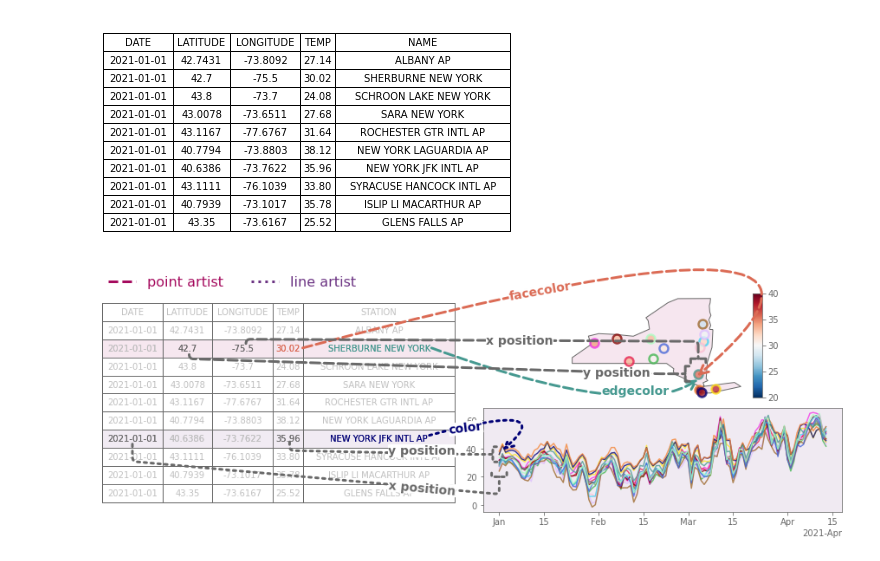
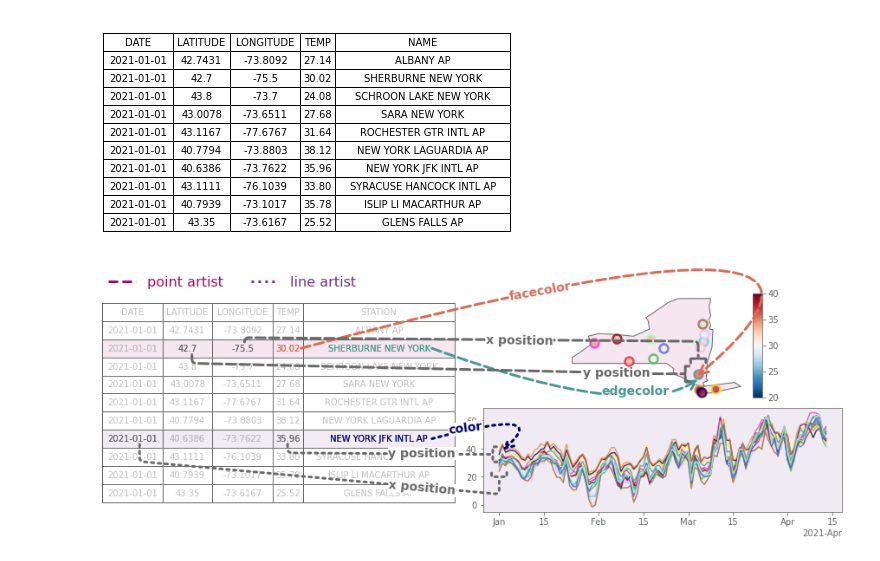
Before and after one commit to story645/proposal, a Jupyter notebook: figures/intro/viz_start.ipynb, the cells around one changed output. Drawn from its saved outputs; the diff is of its cells as text; code cells hidden in the pictures.

```diff
--- a/figures/intro/viz_start.ipynb
+++ b/figures/intro/viz_start.ipynb
@@ -63,14 +68,14 @@ fade='dimgray'
 cmap = mcm.RdBu_r
 norm = mcolors.Normalize(vmin=20, vmax=40)
 
-fig, axd = plt.subplot_mosaic([['table', 'map',],
+fig, axd = plt.subplot_mosaic([['table', 'map'],
                                ['table', 'time',]],
                               constrained_layout=True, figsize=(12,4))
 tab = ip.plot_table(axd['table'], dfs, ['black', 'black', 'black', 'black', 'black'],
                                  edgecolor=fade, textcolor='silver')
 tab[(0,4)].get_text().set_text('STATION')
 
-mplot = ip.plot_map(axd['map'], nygdf, nystate, cmap, norm, fade)
+ip.plot_map(axd['map'], nygdf, nystate, cmap, norm, fade)
 ip.plot_time(axd['time'], ny, fade)
 
 #arrows
@@ -82,99 +87,103 @@ pos_color = 'dimgray'
 #map
 mls = 'dashed'
 arrow_kws['linestyle'] = mls
+
+station = 'STONYKILL NEW YORK'
+
 #x position
-xpos_map = mpatches.ConnectionPatch(xyA=(.35,.77), coordsA=axd['table'].transData,
+xpx, xpy = ip.source_cell(tab[(2,2)], pos_color, .5, .85)
+xpos_map = mpatches.ConnectionPatch(xyA=(xpx, xpy), coordsA=axd['table'].transData,
                                      xyB=(-73.9, 42.2), coordsB=axd['map'].transData,
                          arrowstyle="-[,widthB=.35, angleB=0",
                         connectionstyle="arc,angleA=90, angleB=90,armA=5, armB=20,rad=5",
                                     color=pos_color, zorder=10, **arrow_kws)
 fig.add_artist(xpos_map)
-fig.text(.52, .8, "x position", bbox=bbox, color=pos_color, **font_kw)
-tab[(2,2)].get_text().set_color(pos_color)
+fig.text(.52, .8, "x position", bbox=bbox, rotation=-1, color=pos_color, **font_kw)
 
 #y position
-ypos_map = mpatches.ConnectionPatch(xyA=(.09,.72), coordsA=axd['table'].transData,
+ypx, ypy = ip.source_cell(tab[(2,1)], pos_color, yr=.15)
+ypos_map = mpatches.ConnectionPatch(xyA=(ypx, ypy), coordsA=axd['table'].transData,
                                      xyB=(-74.5, 41.5), coordsB=axd['map'].transData,
                          arrowstyle="-[,widthB=.35, angleB=0",
-                                    connectionstyle='arc,angleA=270, angleB=180,armA=5, armB=30,rad=5',
+                                    connectionstyle='arc,angleA=270, angleB=180,armA=10, armB=30,rad=5',
                                     color=pos_color,zorder=10, **arrow_kws)#"angle,angleA=90,angleB=180"
 fig.add_artist(ypos_map)
 fig.text(.65,.67, "y position", color=pos_color, bbox=bbox, **font_kw)
-tab[(2,1)].get_text().set_color(pos_color)
+
 
 #edgecolor
 edge_color = ip.cdict['STONYKILL NEW YORK']
-edge_map = mpatches.ConnectionPatch(xyA=(1.2,.75), coordsA=axd['table'].transData,
+ex, ey = ip.source_cell(tab[(2,4)], edge_color, xr=.9)
+edge_map = mpatches.ConnectionPatch(xyA=(ex, ey), coordsA=axd['table'].transData,
                                     xyB=(-73.9, 41.25), coordsB=axd['map'].transData,
                                     arrowstyle="->", connectionstyle="angle3, angleA=-20, angleB=-145",
                                     color=edge_color,**arrow_kws)
 fig.add_artist(edge_map)
 fig.text(.675,.6, "edgecolor", color=edge_color, bbox=bbox, **font_kw)
-tab[(2,4)].get_text().set_color(edge_color)
 
 #facecolor
-face_color = cmap(norm(nygdf['TAVG']['STONYKILL NEW YORK']))
-face_map = mpatches.ConnectionPatch(xyA=(.61,.75), coordsA=axd['table'].transData,
+face_color = cmap(norm(nygdf['TAVG'][station]))
+fx, fy = ip.source_cell(tab[(2,3)], face_color, xr=.97)
+face_map = mpatches.ConnectionPatch(xyA=(fx, fy), coordsA=axd['table'].transData,
                                     xyB=(-73.95, 41.4), coordsB=axd['map'].transData,
                                     arrowstyle="->", connectionstyle="angle3, angleA=15,angleB=-140",
                                     color=face_color,**arrow_kws)
 fig.add_artist(face_map)
 fig.text(.55, 1.0, "facecolor", color=face_color, bbox=bbox, rotation=10, **font_kw)
-tab[(2,3)].get_text().set_color(face_color)
 
 
 # time
 tls = 'dotted'
 arrow_kws['linestyle'] = tls
 #x position
-xpos_map = mpatches.ConnectionPatch(xyA=(-0.17,.31), coordsA=axd['table'].transData,
+xpx, xpy = ip.source_cell(tab[(7,0)], pos_color, yr=.2)
+
+xpos_map = mpatches.ConnectionPatch(xyA=(xpx, xpy), coordsA=axd['table'].transData,
                                      xyB=(18628, 20), coordsB=axd['time'].transData,
                          arrowstyle="-[,widthB=.35, angleB=0",
                         connectionstyle="arc,angleA=-90, angleB=-90,armA=20, armB=20,rad=5",
                                     color=pos_color, zorder=10, **arrow_kws)
 fig.add_artist(xpos_map)
 fig.text(.39, .21, "x position", bbox=bbox, color=pos_color, rotation=-5, **font_kw)
-tab[(7,0)].get_text().set_color(pos_color)
 
 #y position
-ypos_map = mpatches.ConnectionPatch(xyA=(.55,.32), coordsA=axd['table'].transData,
+ypx, ypy = ip.source_cell(tab[(7,3)], pos_color, yr=.2)
+ypos_map = mpatches.ConnectionPatch(xyA=(ypx, ypy), coordsA=axd['table'].transData,
                                      xyB=(18626, 35.96), coordsB=axd['time'].transData,
                          arrowstyle="-[,widthB=.35, angleB=0",
                                     connectionstyle='arc,angleA=270, angleB=180,armA=10, armB=30,rad=5',
                                     color=pos_color,zorder=10, **arrow_kws)#"angle,angleA=90,angleB=180"
 fig.add_artist(ypos_map)
-fig.text(.39,.36, "y position", color=pos_color, bbox=bbox, **font_kw)
-tab[(7,3)].get_text().set_color(pos_color)
+fig.text(.39,.35, "y position", color=pos_color, bbox=bbox, **font_kw)
 
 # color
 line_color = ip.cdict['NEW YORK JFK INTL AP']
-face_map = mpatches.ConnectionPatch(xyA=(1.19,.35), coordsA=axd['table'].transData,
+cx, cy = ip.source_cell(tab[(7,4)], line_color, xr=.9)
+face_map = mpatches.ConnectionPatch(xyA=(cx, cy), coordsA=axd['table'].transData,
                                     xyB=(18629, 39), coordsB=axd['time'].transData,
                                     arrowstyle="->", connectionstyle="angle3, angleA=15,angleB=-140",
                                     color=line_color,**arrow_kws)
 fig.add_artist(face_map)
 fig.text(.47, .45, "color", color=line_color, rotation=7, bbox=bbox, **font_kw)
-tab[(7,4)].get_text().set_color(line_color)
-
 
 afont_kws = {'fontsize':24, 'fontweight':'bold', 'va':'center', 'ha':'left', 'zorder':25}
 
 macolor= '#A50B5E'
 tacolor= '#6c3483'
 [tab[(row, col)].set_facecolor(mcolors.to_rgba(color, alpha=.05))
      for col in range(5) for row, color in [(2, macolor), (7, tacolor)]]
 
-for c in mplot.get_children():
+for c in axd['map'].get_children():
     if isinstance(c, PatchCollection):
         c.set_facecolor(mcolors.to_rgba(macolor, alpha=.1))
 axd['time'].set_facecolor(mcolors.to_rgba(tacolor, alpha=.1))
 
 point_a = mlines.Line2D([],[], linewidth=3, color=macolor, linestyle=mls, label='point artist')
 line_a = mlines.Line2D([],[], linewidth=3, color=tacolor, linestyle=tls, label='line artist')
 
 lg = fig.legend(handles=[point_a, line_a], ncol=2,
            loc='upper left', fontsize=font_kw['fontsize']+2, labelcolor='linecolor',
                 frameon=False, facecolor='none')
 fig.savefig(proposal_path/"functions.png", bbox_inches='tight')
 # %% [output]
-[figure, old version]
+[figure, new version]
```
Also changed, not shown: parts of 8 cells of this notebook, 1 other file.
